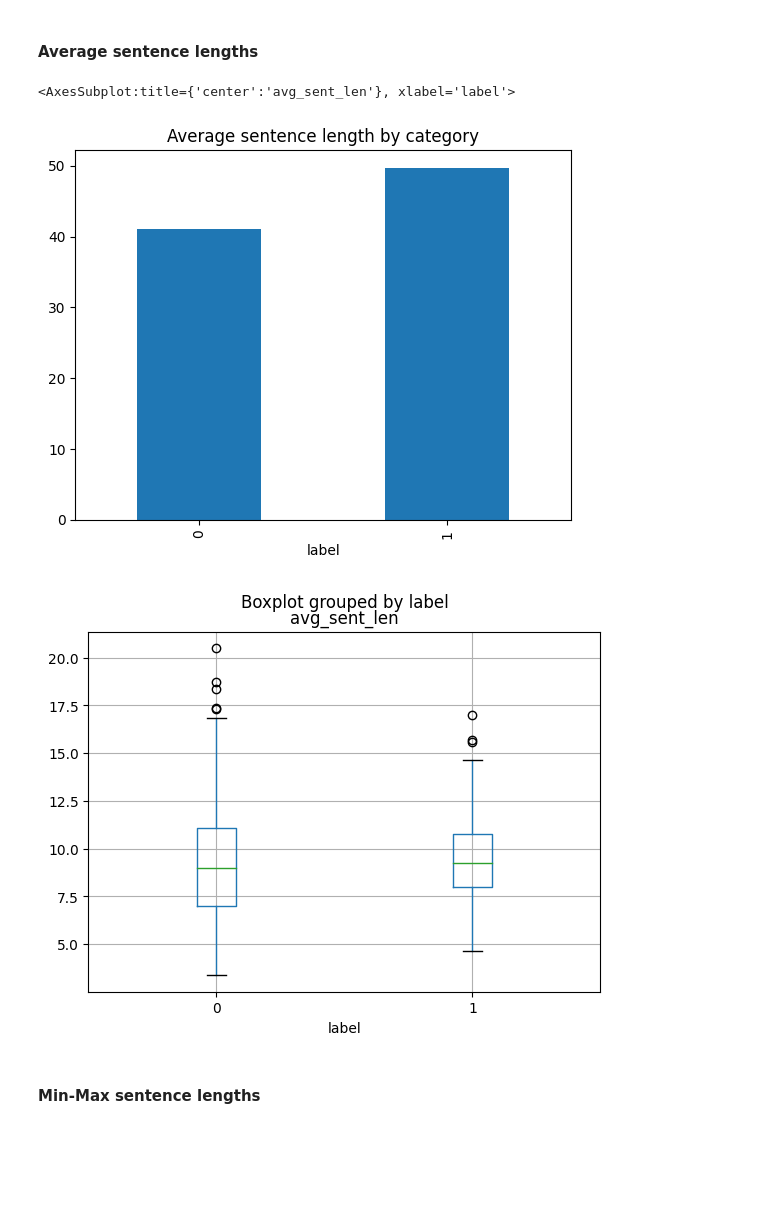
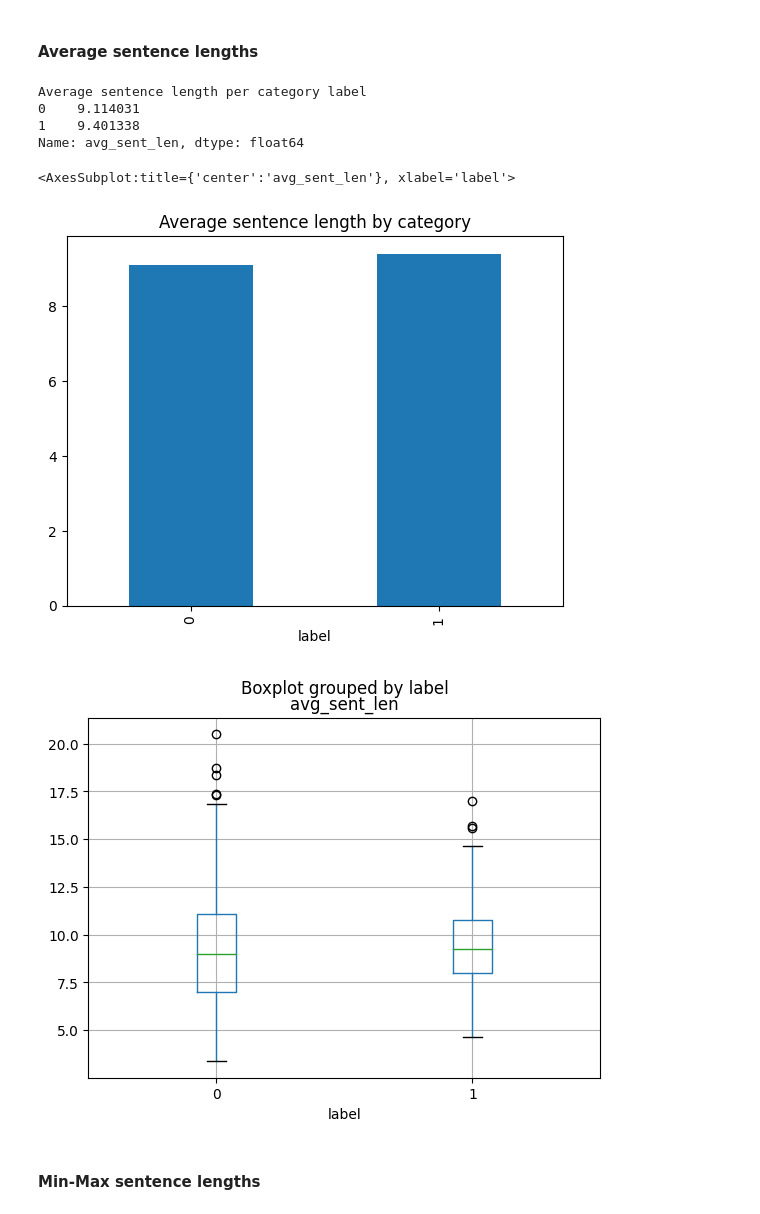
Before and after one commit to ManilBen/dsproject-2023, a Jupyter notebook: Part1/data_analysis.ipynb, the cells around one changed output. Saved outputs shown, nothing was run; the diff lists cells and outputs as text; code cells hidden in the pictures; blank space fills up the shorter version.

Commit message:
correct graphs

```diff
--- a/Part1/data_analysis.ipynb
+++ b/Part1/data_analysis.ipynb
@@ -118,15 +118,20 @@ pred_data.to_csv("clean_data.csv")
 # %%
 def avg_sentence_length(row):
     return sum(len(sublist) for sublist in row["norm"]) / len(row["norm"])
 
 avg_sent = df1.groupby("label").apply(avg_sentence_length)
-avg_sent.plot(kind='bar', title="Average sentence length by category")
+print("Average sentence length per category", df1.groupby("label")["avg_sent_len"].mean())
+df1.groupby("label")["avg_sent_len"].mean().plot(kind='bar', title="Average sentence length by category")
 
 df1["avg_sent_len"] = df1.apply(avg_sentence_length, axis=1)
 df1.boxplot(by="label", column="avg_sent_len")
 # %% [output]
-<AxesSubplot:title={'center':'avg_sent_len'}, xlabel='label'>
+Average sentence length per category label
+0    9.114031
+1    9.401338
+Name: avg_sent_len, dtype: float64
+<AxesSubplot:title={'center':'avg_sent_len'}, xlabel='label'>
-[figure, old version]
+[figure, new version]
 [figure]
 # %% [markdown]
 #### Min-Max sentence lengths
```
Also changed, not shown: parts of 5 cells of this notebook, 1 other file.
